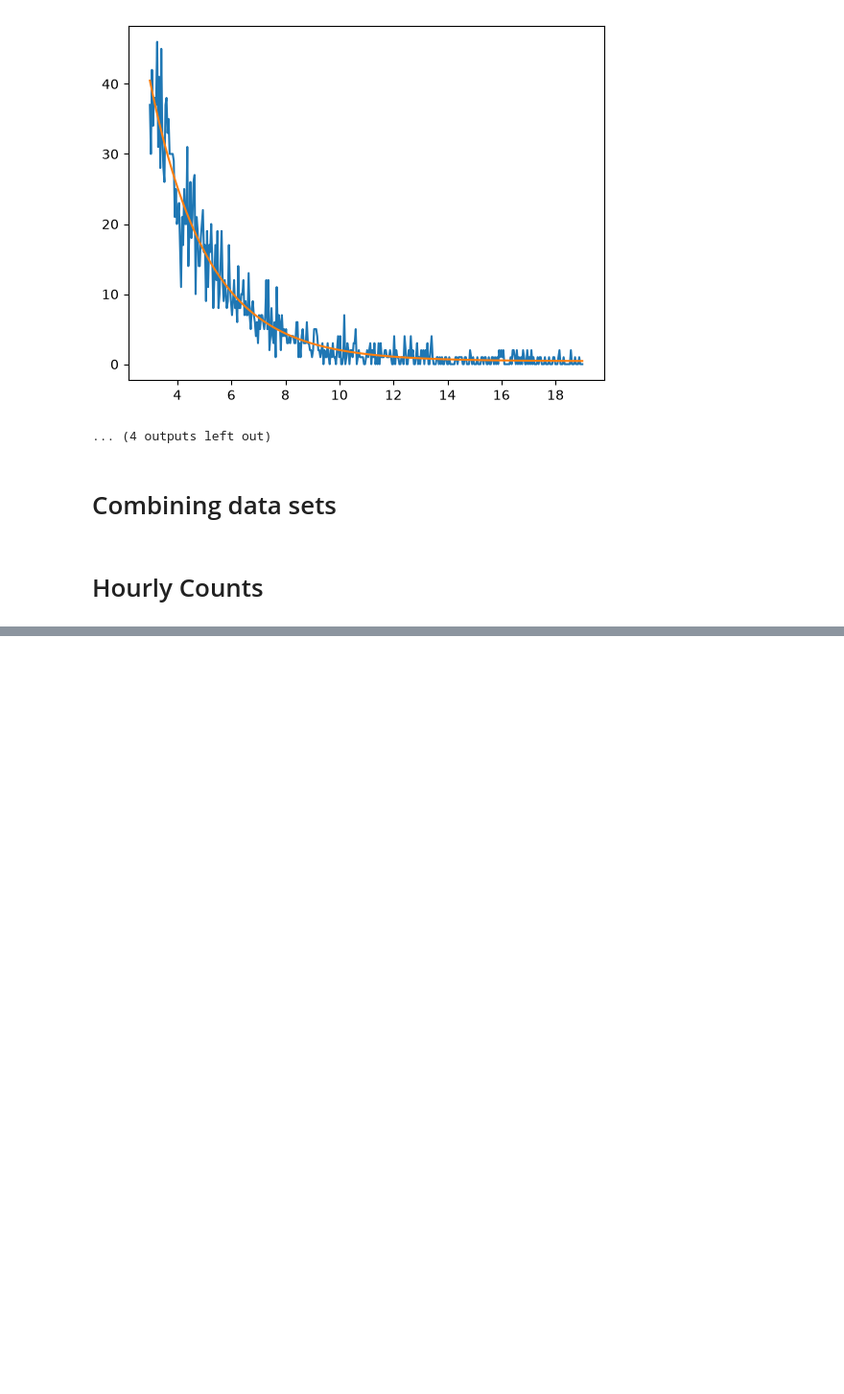
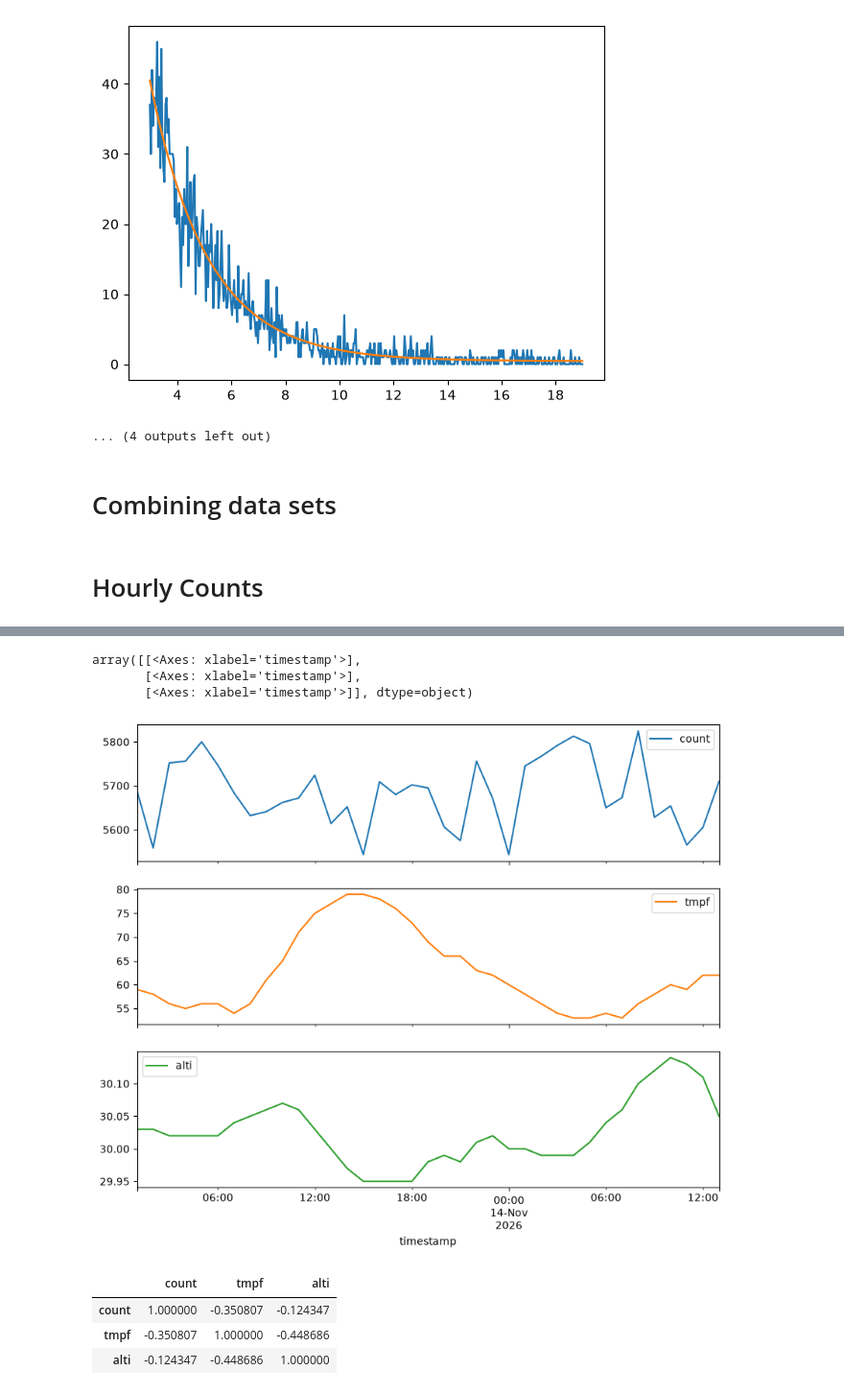
Before and after one commit to jasonrmay/ADV-Lab, a Jupyter notebook: muon-lifetime/Fitting_regime.ipynb, the cells around one changed output, grey strips where cells are left out. Shown at 96% size. Cells and saved outputs as stored; diff of their text form; code cells hidden in the pictures; blank space fills up the shorter version.

```diff
--- a/muon-lifetime/Fitting_regime.ipynb
+++ b/muon-lifetime/Fitting_regime.ipynb
@@ -572,0 +572,16 @@ plt.show()
+# %%
+count_data = pd.DataFrame({"timestamp": timestamps, "count": counts})
+
+#convert to datetime round to the nearest hour
+count_data['timestamp'] = pd.to_datetime(count_data['timestamp'])
+count_data['timestamp'] = count_data['timestamp'].dt.round('h')
+
+met_data = pd.read_csv(r"C:\pyt\ADV-Lab\muon-lifetime\ATT.csv", parse_dates=["valid"])
+met_columns = ['valid','tmpf','alti']
+met_data = met_data[met_columns]
+
+# round the valid column to the nearest hour
+met_data['valid'] = met_data['valid'].dt.round('h')
+
+merged = met_data.merge(count_data, how='inner', left_on='valid', right_on='timestamp').drop(columns = ['valid'])
+merged
@@ -572,0 +606,15 @@ plt.show()
+# %%
+merged.plot(x='timestamp', y=['count', 'tmpf', 'alti'], subplots=True, layout=(3, 1), figsize=(10, 8))
+# %% [output]
+array([[<Axes: xlabel='timestamp'>],
+       [<Axes: xlabel='timestamp'>],
+       [<Axes: xlabel='timestamp'>]], dtype=object)
+[figure, added]
+# %%
+# Check how muon counts correlate with temperature and altitude
+merged[['count', 'tmpf', 'alti']].corr()
+# %% [output]
+|  | count | tmpf | alti |
+| count | 1.000000 | -0.350807 | -0.124347 |
+| tmpf | -0.350807 | 1.000000 | -0.448686 |
+| alti | -0.124347 | -0.448686 | 1.000000 |
```
Also changed, not shown: parts of 10 cells of this notebook.
